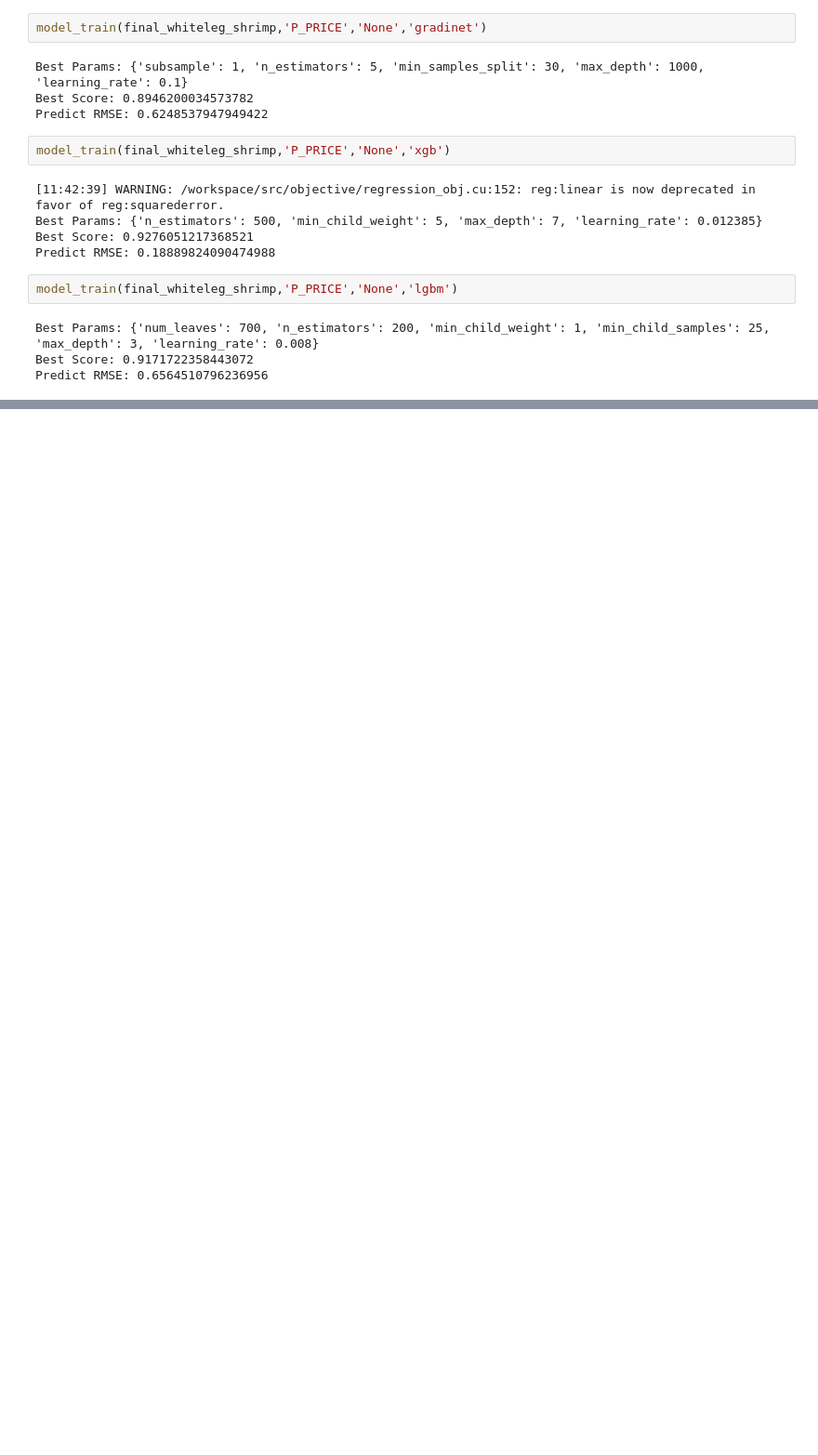
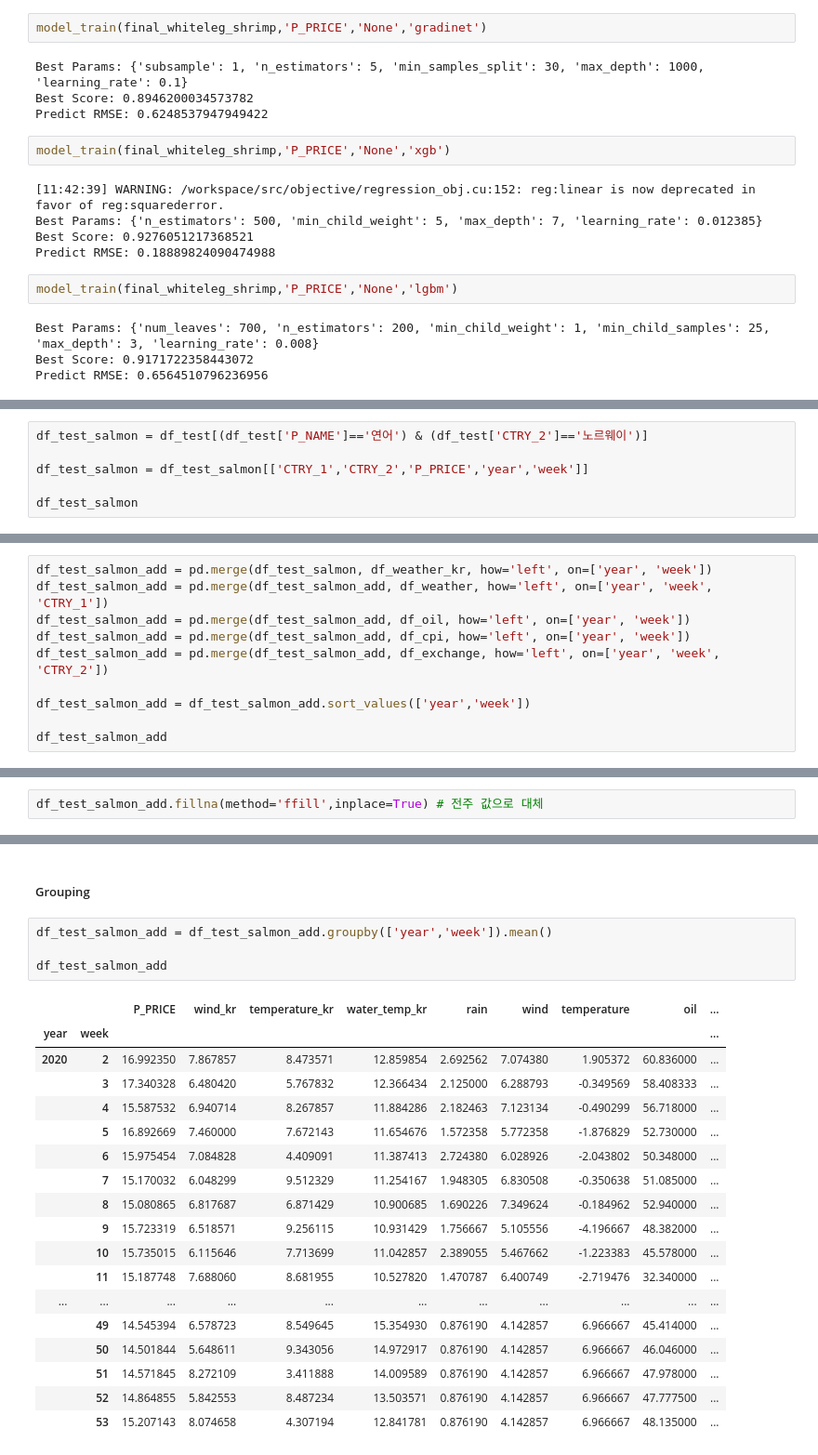
Before and after one commit to Yeony54/Project_Seafood_Import_Price_Prediction, a Jupyter notebook: 3-3. 전처리 가설 검증 (어종별 모델).ipynb, the cells around one changed output, grey strips where cells are left out. Shown at 93% size. Cells and saved outputs as stored; diff of their text form; blank space fills up the shorter version.

```diff
--- a/3-3. 전처리 가설 검증 (어종별 모델).ipynb
+++ b/3-3. 전처리 가설 검증 (어종별 모델).ipynb
@@ -1846,0 +2053,6 @@ Predict RMSE: 0.6564510796236956
+# %%
+df_test_salmon = df_test[(df_test['P_NAME']=='연어') & (df_test['CTRY_2']=='노르웨이')]
+
+df_test_salmon = df_test_salmon[['CTRY_1','CTRY_2','P_PRICE','year','week']]
+
+df_test_salmon
@@ -1846,0 +2075,10 @@ Predict RMSE: 0.6564510796236956
+# %%
+df_test_salmon_add = pd.merge(df_test_salmon, df_weather_kr, how='left', on=['year', 'week'])
+df_test_salmon_add = pd.merge(df_test_salmon_add, df_weather, how='left', on=['year', 'week', 'CTRY_1'])
+df_test_salmon_add = pd.merge(df_test_salmon_add, df_oil, how='left', on=['year', 'week'])
+df_test_salmon_add = pd.merge(df_test_salmon_add, df_cpi, how='left', on=['year', 'week'])
+df_test_salmon_add = pd.merge(df_test_salmon_add, df_exchange, how='left', on=['year', 'week', 'CTRY_2'])
+
+df_test_salmon_add = df_test_salmon_add.sort_values(['year','week'])
+
+df_test_salmon_add
@@ -1846,0 +2120,2 @@ Predict RMSE: 0.6564510796236956
+# %%
+df_test_salmon_add.fillna(method='ffill',inplace=True) # 전주 값으로 대체
@@ -1846,0 +2141,25 @@ Predict RMSE: 0.6564510796236956
+# %% [markdown]
+##### Grouping
+# %%
+df_test_salmon_add = df_test_salmon_add.groupby(['year','week']).mean()
+
+df_test_salmon_add
+# %% [output]
+|  |  | P_PRICE | wind_kr | temperature_kr | water_temp_kr | rain | wind | temperature | oil | ... |
+| year | week |  |  |  |  |  |  |  |  | ... |
+| 2020 | 2 | 16.992350 | 7.867857 | 8.473571 | 12.859854 | 2.692562 | 7.074380 | 1.905372 | 60.836000 | ... |
+|  | 3 | 17.340328 | 6.480420 | 5.767832 | 12.366434 | 2.125000 | 6.288793 | -0.349569 | 58.408333 | ... |
+|  | 4 | 15.587532 | 6.940714 | 8.267857 | 11.884286 | 2.182463 | 7.123134 | -0.490299 | 56.718000 | ... |
+|  | 5 | 16.892669 | 7.460000 | 7.672143 | 11.654676 | 1.572358 | 5.772358 | -1.876829 | 52.730000 | ... |
+|  | 6 | 15.975454 | 7.084828 | 4.409091 | 11.387413 | 2.724380 | 6.028926 | -2.043802 | 50.348000 | ... |
+|  | 7 | 15.170032 | 6.048299 | 9.512329 | 11.254167 | 1.948305 | 6.830508 | -0.350638 | 51.085000 | ... |
+|  | 8 | 15.080865 | 6.817687 | 6.871429 | 10.900685 | 1.690226 | 7.349624 | -0.184962 | 52.940000 | ... |
+|  | 9 | 15.723319 | 6.518571 | 9.256115 | 10.931429 | 1.756667 | 5.105556 | -4.196667 | 48.382000 | ... |
+|  | 10 | 15.735015 | 6.115646 | 7.713699 | 11.042857 | 2.389055 | 5.467662 | -1.223383 | 45.578000 | ... |
+|  | 11 | 15.187748 | 7.688060 | 8.681955 | 10.527820 | 1.470787 | 6.400749 | -2.719476 | 32.340000 | ... |
+| ... | ... | ... | ... | ... | ... | ... | ... | ... | ... | ... |
+|  | 49 | 14.545394 | 6.578723 | 8.549645 | 15.354930 | 0.876190 | 4.142857 | 6.966667 | 45.414000 | ... |
+|  | 50 | 14.501844 | 5.648611 | 9.343056 | 14.972917 | 0.876190 | 4.142857 | 6.966667 | 46.046000 | ... |
+|  | 51 | 14.571845 | 8.272109 | 3.411888 | 14.009589 | 0.876190 | 4.142857 | 6.966667 | 47.978000 | ... |
+|  | 52 | 14.864855 | 5.842553 | 8.487234 | 13.503571 | 0.876190 | 4.142857 | 6.966667 | 47.777500 | ... |
+|  | 53 | 15.207143 | 8.074658 | 4.307194 | 12.841781 | 0.876190 | 4.142857 | 6.966667 | 48.135000 | ... |
```
Also changed, not shown: parts of 51 cells of this notebook.
